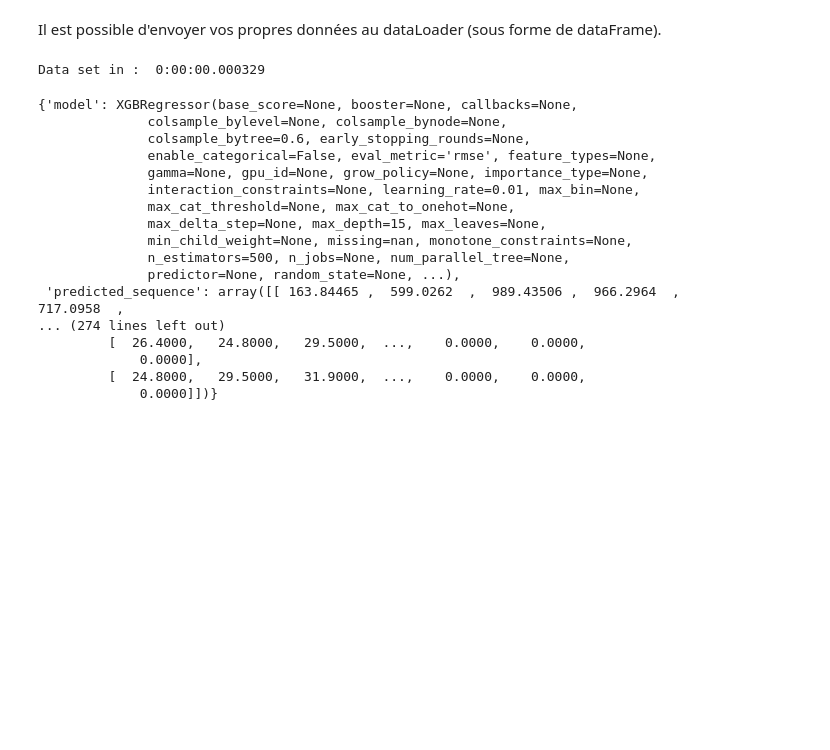
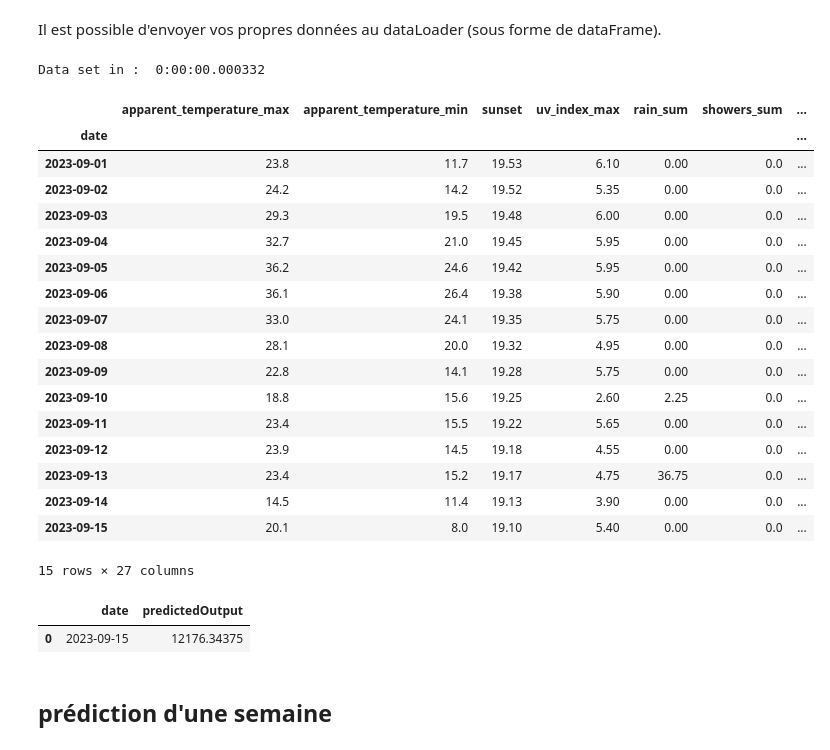
Before and after one commit to Last-Autumn-Leaf/dionysos, a Jupyter notebook: deploy.ipynb, the cells around one changed output. Saved outputs shown, nothing was run; the diff lists cells and outputs as text; code cells hidden in the pictures; blank space fills up the shorter version.

Commit message:
2nd draft for deployement

```diff
--- a/deploy.ipynb
+++ b/deploy.ipynb
@@ -67,31 +79,42 @@ la fonction model.deploy(dataloader,plot=False) permet de lancer une prédiction
 Il est possible d'envoyer vos propres données au dataLoader (sous forme de dataFrame).
 # %%
 dfX,dfY = data.getDF()
-
-dfX = dfX.tail(50)
-dfY = dfY.tail(30)
+dfX = dfX.tail(15)
+dfY = dfY.tail(15)
 
 options.fullTraining=True
 newData = DataLoader(options,customData=(dfX,dfY))
+dfX
 # %% [output]
-Data set in :  0:00:00.000329
+Data set in :  0:00:00.000332
+|  | apparent_temperature_max | apparent_temperature_min | sunset | uv_index_max | rain_sum | showers_sum | ... |
+| date |  |  |  |  |  |  | ... |
+| 2023-09-01 | 23.8 | 11.7 | 19.53 | 6.10 | 0.00 | 0.0 | ... |
+| 2023-09-02 | 24.2 | 14.2 | 19.52 | 5.35 | 0.00 | 0.0 | ... |
+| 2023-09-03 | 29.3 | 19.5 | 19.48 | 6.00 | 0.00 | 0.0 | ... |
+| 2023-09-04 | 32.7 | 21.0 | 19.45 | 5.95 | 0.00 | 0.0 | ... |
+| 2023-09-05 | 36.2 | 24.6 | 19.42 | 5.95 | 0.00 | 0.0 | ... |
+| 2023-09-06 | 36.1 | 26.4 | 19.38 | 5.90 | 0.00 | 0.0 | ... |
+| 2023-09-07 | 33.0 | 24.1 | 19.35 | 5.75 | 0.00 | 0.0 | ... |
+| 2023-09-08 | 28.1 | 20.0 | 19.32 | 4.95 | 0.00 | 0.0 | ... |
+| 2023-09-09 | 22.8 | 14.1 | 19.28 | 5.75 | 0.00 | 0.0 | ... |
+| 2023-09-10 | 18.8 | 15.6 | 19.25 | 2.60 | 2.25 | 0.0 | ... |
+| 2023-09-11 | 23.4 | 15.5 | 19.22 | 5.65 | 0.00 | 0.0 | ... |
+| 2023-09-12 | 23.9 | 14.5 | 19.18 | 4.55 | 0.00 | 0.0 | ... |
+| 2023-09-13 | 23.4 | 15.2 | 19.17 | 4.75 | 36.75 | 0.0 | ... |
+| 2023-09-14 | 14.5 | 11.4 | 19.13 | 3.90 | 0.00 | 0.0 | ... |
+| 2023-09-15 | 20.1 | 8.0 | 19.10 | 5.40 | 0.00 | 0.0 | ... |
+15 rows × 27 columns
 # %%
-modelWrapper.deploy(newData)
+res=modelWrapper.deploy(newData)
+output=res['predicted_sequence']
+n=len(output)
+outputIndex=list(dfX.index)[-n:]
-# %% [output]
-{'model': XGBRegressor(base_score=None, booster=None, callbacks=None,
-              colsample_bylevel=None, colsample_bynode=None,
-              colsample_bytree=0.6, early_stopping_rounds=None,
-              enable_categorical=False, eval_metric='rmse', feature_types=None,
-              gamma=None, gpu_id=None, grow_policy=None, importance_type=None,
-              interaction_constraints=None, learning_rate=0.01, max_bin=None,
-              max_cat_threshold=None, max_cat_to_onehot=None,
-              max_delta_step=None, max_depth=15, max_leaves=None,
-              min_child_weight=None, missing=nan, monotone_constraints=None,
-              n_estimators=500, n_jobs=None, num_parallel_tree=None,
-              predictor=None, random_state=None, ...),
- 'predicted_sequence': array([[ 163.84465 ,  599.0262  ,  989.43506 ,  966.2964  ,  717.0958  ,
-... (274 lines left out)
-         [  26.4000,   24.8000,   29.5000,  ...,    0.0000,    0.0000,
-             0.0000],
-         [  24.8000,   29.5000,   31.9000,  ...,    0.0000,    0.0000,
-             0.0000]])}
+# %%
+dfOuput=pd.DataFrame({'date':outputIndex,'predictedOutput':output})
+dfOuput
+# %% [output]
+|  | date | predictedOutput |
+| 0 | 2023-09-15 | 12176.34375 |
+# %% [markdown]
+## prédiction d'une semaine
```
Also changed, not shown: parts of 5 cells of this notebook, 2 other files.
